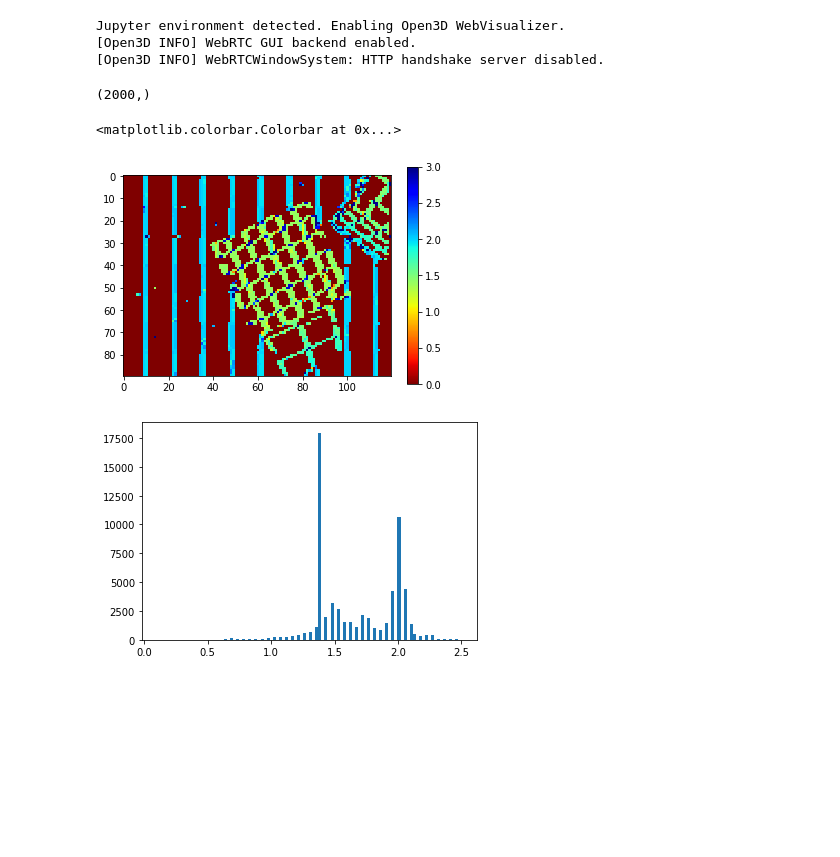
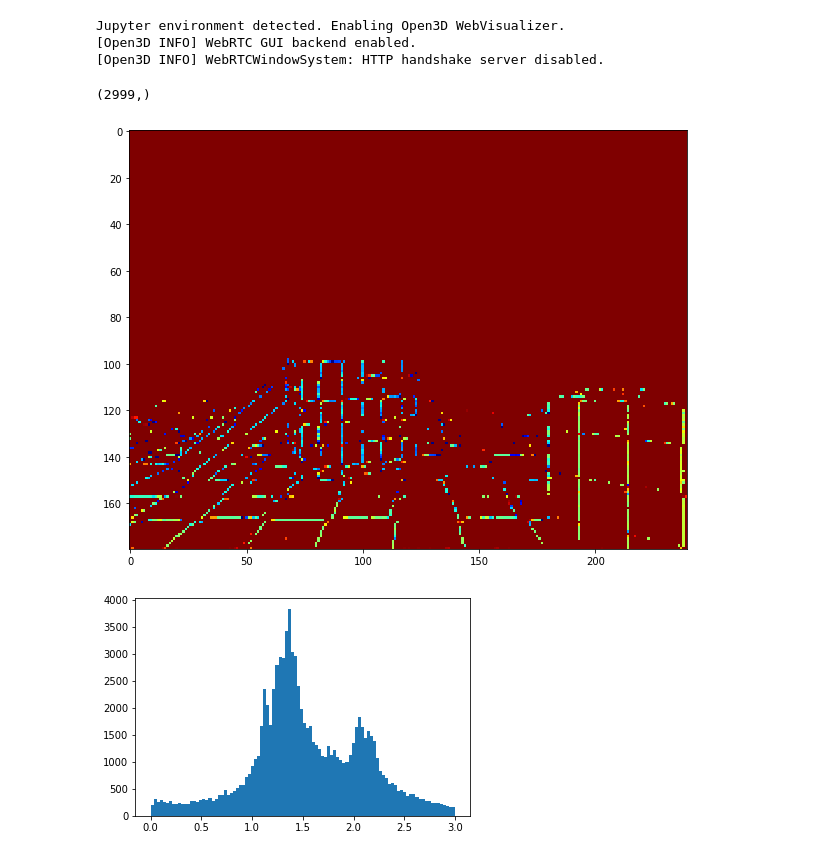
Before and after one commit to stefanochi/depth, a Jupyter notebook: gtd2d_from_file.ipynb, the cells around one changed output. Drawn from its saved outputs; the diff is of its cells as text; code cells hidden in the pictures; blank space fills up the shorter version.

```diff
--- a/gtd2d_from_file.ipynb
+++ b/gtd2d_from_file.ipynb
@@ -16,9 +17,9 @@ Jupyter environment detected. Enabling Open3D WebVisualizer.
 [Open3D INFO] WebRTCWindowSystem: HTTP handshake server disabled.
 # %%
 path = "C:/Users/schiavaz/lava-nc/depth/"
-dataset = "data/esim_data/line_top/"
+dataset = "data/esim_data/curvy/"
 # %%
-with open(path + 'results/result.pkl', 'rb') as f:
+with open(path + dataset + 'results/result.pkl', 'rb') as f:
     out = pickle.load(f)
 # %%
 # runner.vel_input_buffer
@@ -29,4 +28,7 @@ raw_depths = out["raw_depths"]
+# %%
+raw_depths_sparse = out["raw_depths"]
+mean_depths_sparse = out["mean_depths"]
 # %%
 out["times"].shape
 # %% [output]
-(2000,)
+(2999,)
@@ -33,10 +38,14 @@ out["times"].shape
+# %%
+raw_depths = np.array([s.toarray() for s in raw_depths_sparse])
+mean_depths = np.array([s.toarray() for s in mean_depths_sparse])
 # %%
-m = plt.imshow(raw_depths[100:200].sum(axis=0), interpolation="none", cmap="jet_r", vmax=3)
-plt.colorbar(m)
+plt.figure(figsize=(10, 10))
+m = plt.imshow(raw_depths[200:240].sum(axis=0), interpolation="none", cmap="jet_r", vmin=0, vmax=3)
+#plt.colorbar(m)
+# print(out["times"][2000])
 # %% [output]
-<matplotlib.colorbar.Colorbar at 0x...>
-[figure, old version]
+[figure, new version]
 # %%
-plt.hist(raw_depths.flatten(), 100, range=(0.1, 2.5));
+plt.hist(raw_depths.flatten(), 100, range=(0.001, 3));
 # %% [output]
-[figure, old version]
+[figure, new version]
```
Also changed, not shown: parts of 76 cells of this notebook, 26 other files.
